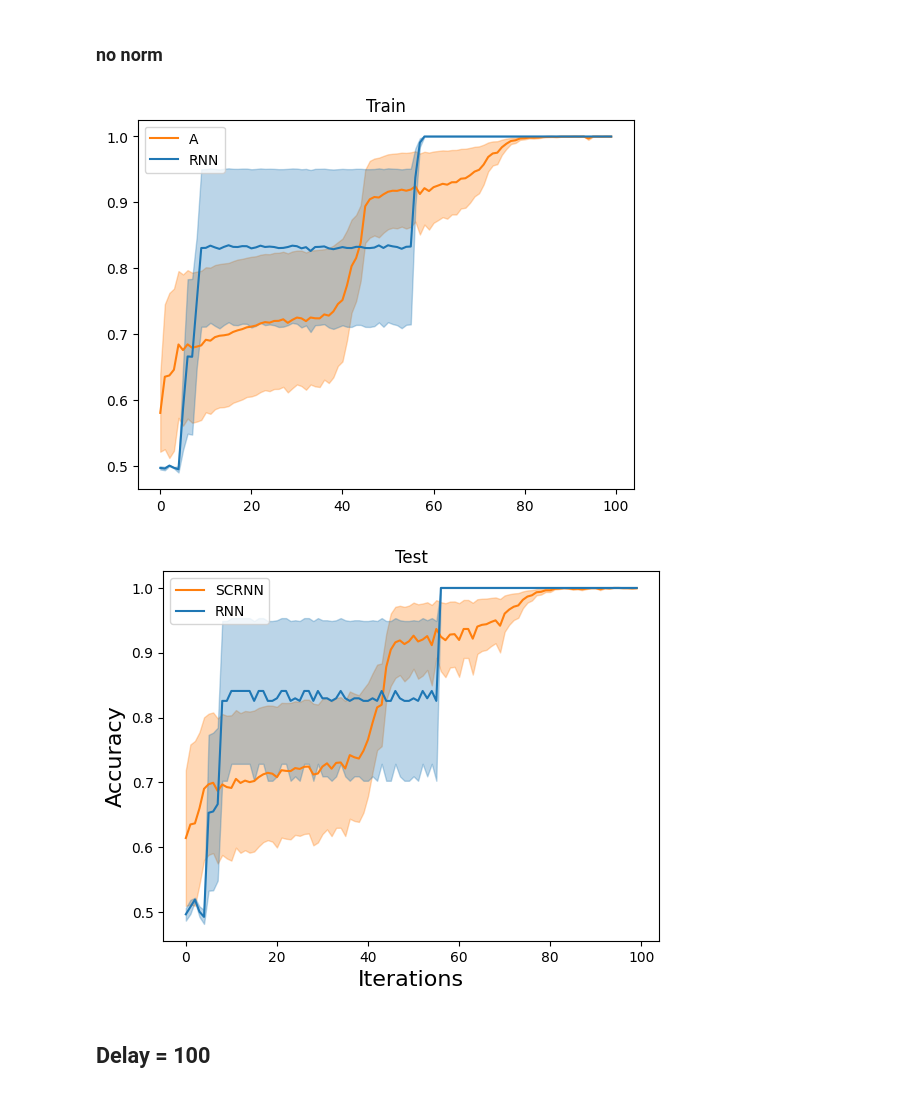
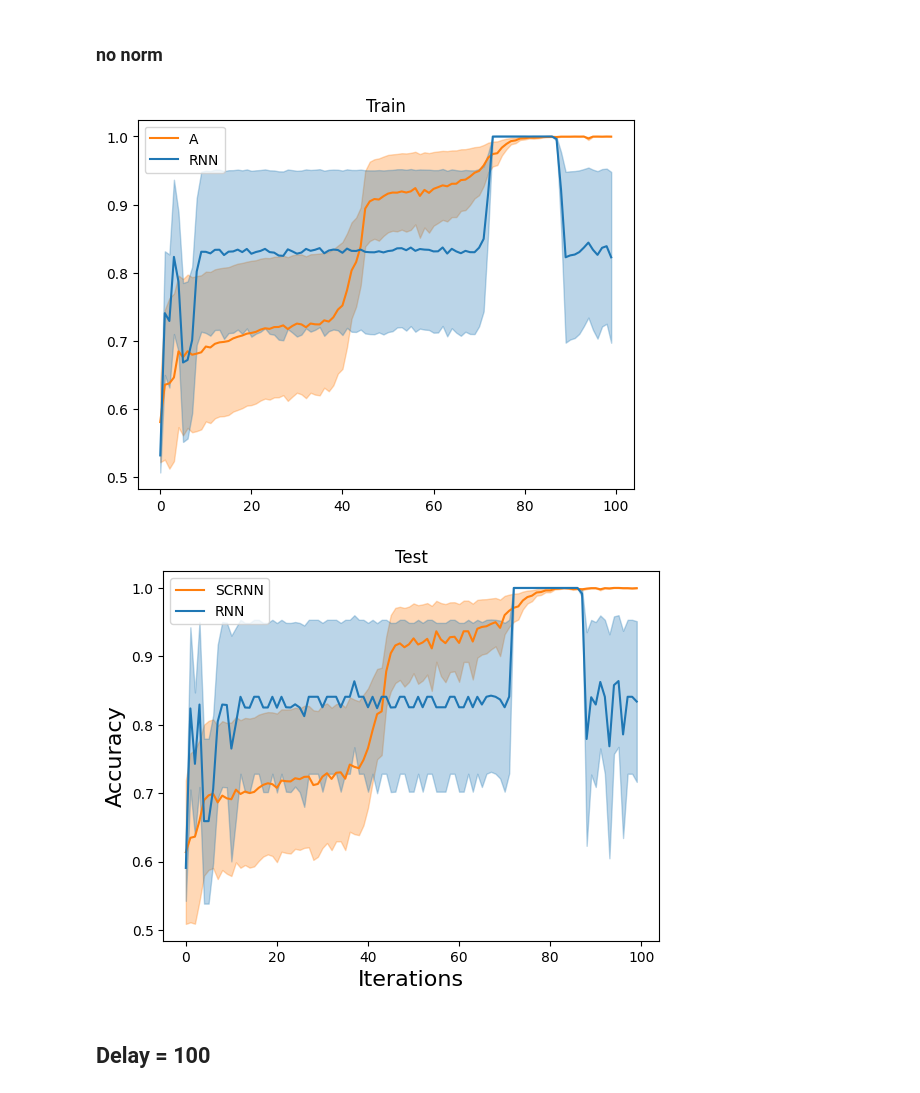
Before and after one commit to jiashuncheng/SCRNN, a Jupyter notebook: plot/plot.ipynb, the cells around one changed output. Drawn from its saved outputs; the diff is of its cells as text; code cells hidden in the pictures.

```diff
--- a/plot/plot.ipynb
+++ b/plot/plot.ipynb
@@ -158,47 +158,47 @@ def data(*args):
     all_test = np.array(all_test)
     return range(len(train)), [all_train.mean(0), all_train.std(0)], [all_test.mean(0), all_test.std(0)]
 
-step, a_train_20, a_test_20 = data('/home/jiashuncheng/code/MANN/results/A_hidden10_seed1_delay20_no_norm/logs/10_100_1_one_zero_ab_False_False_True.log',
-                                     '/home/jiashuncheng/code/MANN/results/A_hidden10_seed2_delay20_no_norm/logs/10_100_2_one_zero_ab_False_False_True.log',
-                                     '/home/jiashuncheng/code/MANN/results/A_hidden10_seed3_delay20_no_norm/logs/10_100_3_one_zero_ab_False_False_True.log')
+step, a_train_20, a_test_20 = data('/home/jiashuncheng/code/MANN/results/from_164/A_hidden10_seed1_delay20_no_norm/logs/10_100_1_one_zero_ab_False_False_True.log',
+                                     '/home/jiashuncheng/code/MANN/results/from_164/A_hidden10_seed2_delay20_no_norm/logs/10_100_2_one_zero_ab_False_False_True.log',
+                                     '/home/jiashuncheng/code/MANN/results/from_164/A_hidden10_seed3_delay20_no_norm/logs/10_100_3_one_zero_ab_False_False_True.log')
 numbers = a_train_20
 plt.plot(step, numbers[0], label='A',color='C1')
 plt.fill_between(step, numbers[0]+0.5*numbers[1], numbers[0]-0.5*numbers[1], alpha=0.3,color='C1')
 
 # step, w_a_train_20, w_a_test_20 = data('/home/jiashuncheng/code/MANN/results/W_A_hidden50_seed1_delay20/logs/50_100_1_one_zero_ab_False_False_False.log',
 #                                      '/home/jiashuncheng/code/MANN/results/W_A_hidden50_seed2_delay20/logs/50_100_2_one_zero_ab_False_False_False.log',
 #                                      '/home/jiashuncheng/code/MANN/results/W_A_hidden50_seed3_delay20/logs/50_100_3_one_zero_ab_False_False_False.log')
 # numbers = w_a_train_20
 # plt.plot(step, numbers[0], label='W_A',color='C2')
 # plt.fill_between(step, numbers[0]+0.5*numbers[1], numbers[0]-0.5*numbers[1], alpha=0.3,color='C2')
 
-step, rnn_train_20, rnn_test_20 = data('/home/jiashuncheng/code/MANN/results/RNN_hidden50_seed1_delay20_no_norm/logs/50_100_1_one_zero_ab_False_False_False.log',
-                                     '/home/jiashuncheng/code/MANN/results/RNN_hidden50_seed2_delay20_no_norm/logs/50_100_2_one_zero_ab_False_False_False.log',
-                                     '/home/jiashuncheng/code/MANN/results/RNN_hidden50_seed3_delay20_no_norm/logs/50_100_3_one_zero_ab_False_False_False.log')
+step, rnn_train_20, rnn_test_20 = data('/home/jiashuncheng/code/MANN/results/from_164/RNN_hidden40_seed1_delay20_no_norm/logs/40_100_1_one_zero_ab_False_False_False.log',
+                                     '/home/jiashuncheng/code/MANN/results/from_164/RNN_hidden40_seed2_delay20_no_norm/logs/40_100_2_one_zero_ab_False_False_False.log',
+                                     '/home/jiashuncheng/code/MANN/results/from_164/RNN_hidden40_seed3_delay20_no_norm/logs/40_100_3_one_zero_ab_False_False_False.log')
 numbers = rnn_train_20
 plt.plot(step, numbers[0], label='RNN',color='C0')
 plt.fill_between(step, numbers[0]+0.5*numbers[1], numbers[0]-0.5*numbers[1], alpha=0.3,color='C0')
 plt.title('Train')
 plt.legend()
 plt.show()
 
 numbers = a_test_20
 plt.plot(step, numbers[0], label='SCRNN',color='C1')
 plt.fill_between(step, numbers[0]+0.5*numbers[1], numbers[0]-0.5*numbers[1], alpha=0.3,color='C1')
 # numbers = w_a_test_20
 # plt.plot(step, numbers[0], label='W_A',color='C2')
 # plt.fill_between(step, numbers[0]+0.5*numbers[1], numbers[0]-0.5*numbers[1], alpha=0.3,color='C2')
 numbers = rnn_test_20
 plt.plot(step, numbers[0], label='RNN',color='C0')
 plt.fill_between(step, numbers[0]+0.5*numbers[1], numbers[0]-0.5*numbers[1], alpha=0.3,color='C0')
 plt.title('Test')
 plt.ylabel('Accuracy', fontsize=16)
 plt.xlabel('Iterations', fontsize=16)
 plt.legend()
 plt.show()
 # %% [output]
-[figure, old version]
+[figure, new version]
-[figure, old version]
+[figure, new version]
 # %% [markdown]
 ## Delay = 100
 # %%
```
